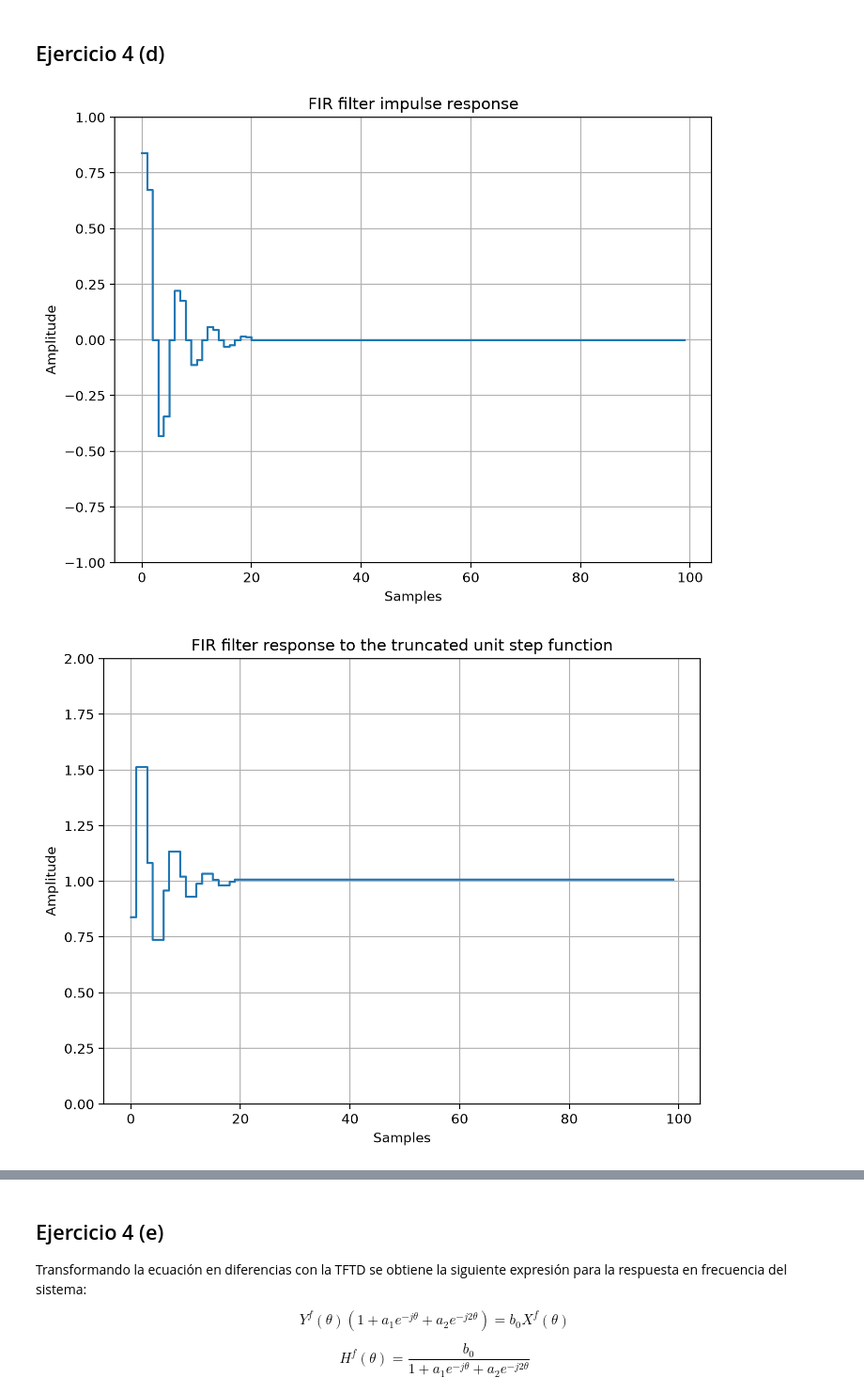
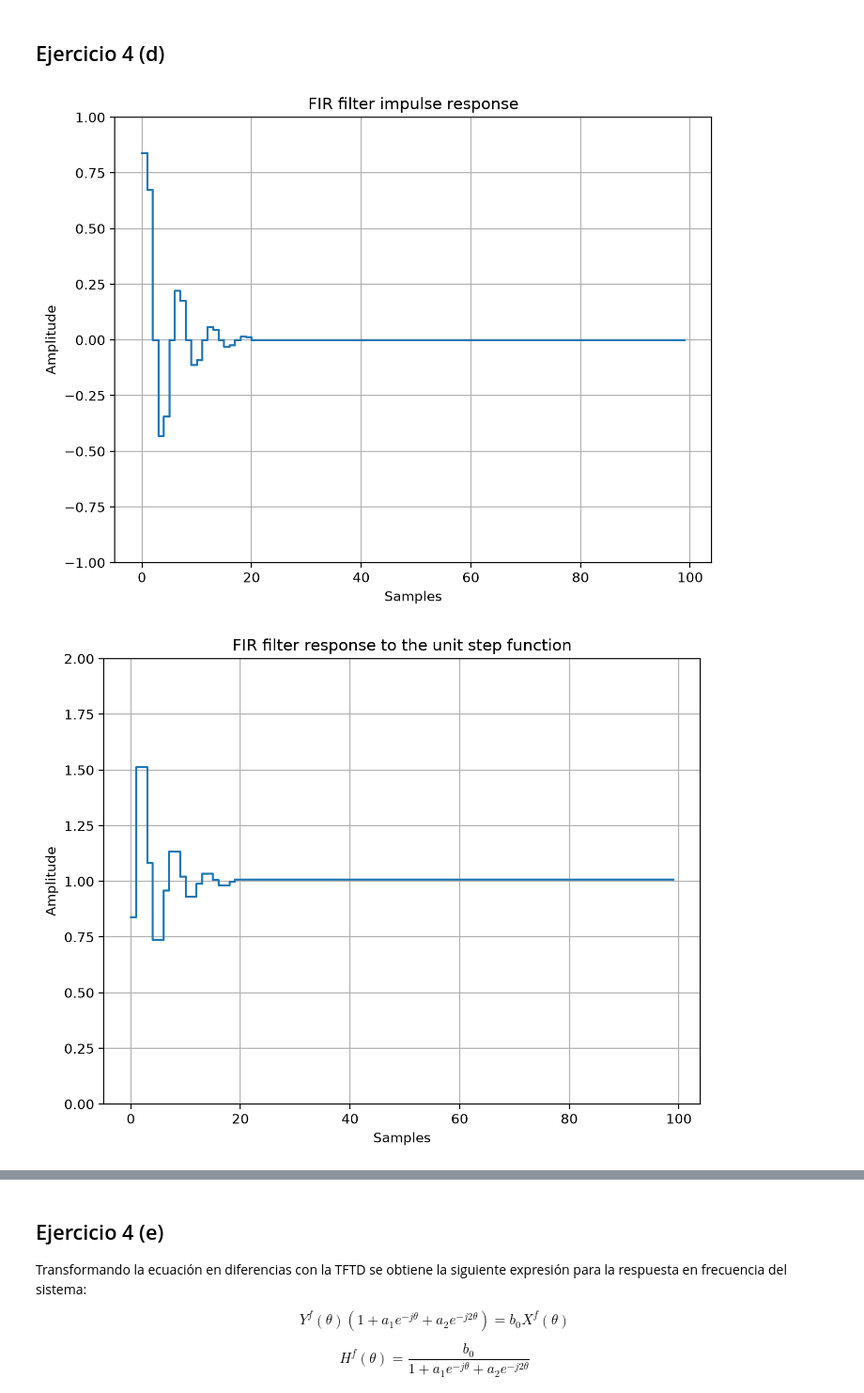
Before and after one commit to estanislaocrivos/digital-signal-processing-course, a Jupyter notebook: gp-01/ej-04.ipynb, the cells around one changed output, grey strips where cells are left out. Shown at 94% size. Saved outputs shown, nothing was run; the diff lists cells and outputs as text; code cells hidden in the pictures.

```diff
--- a/gp-01/ej-04.ipynb
+++ b/gp-01/ej-04.ipynb
@@ -166,34 +89,30 @@ show()
 # %%
 n_samples = 100
 n = arange(n_samples)
 
-# New filter impulse response
 impulse_response_fir = zeros(n_samples)
 impulse_response_fir[: 20 + 1] = impulse_response_iir[: 20 + 1]
 
-# System input (unit step function)
 x = ones(n_samples)
-
-# System output
-step_response_fir = convolve(x, impulse_response_fir)[:n_samples]
+y_2 = convolve(x, impulse_response_fir)[:n_samples]
 
 figure(1, figsize=(8, 6), dpi=200)
 step(n, impulse_response_fir, where="post")
 ylim((-ceil(max(impulse_response_fir)), ceil(max(impulse_response_fir))))
 xlabel("Samples")
 ylabel("Amplitude")
 title("FIR filter impulse response")
 grid(True)
 show()
 
 figure(1, figsize=(8, 6), dpi=200)
-step(n, step_response_fir, where="post")
-ylim((0, ceil(max(step_response_fir))))
+step(n, y_2, where="post")
+ylim((0, ceil(max(y_2))))
 xlabel("Samples")
 ylabel("Amplitude")
-title("FIR filter response to the truncated unit step function")
+title("FIR filter response to the unit step function")
 grid(True)
 show()
 # %% [output]
 [figure]
-[figure, old version]
+[figure, new version]
```
Also changed, not shown: parts of 7 cells of this notebook.
